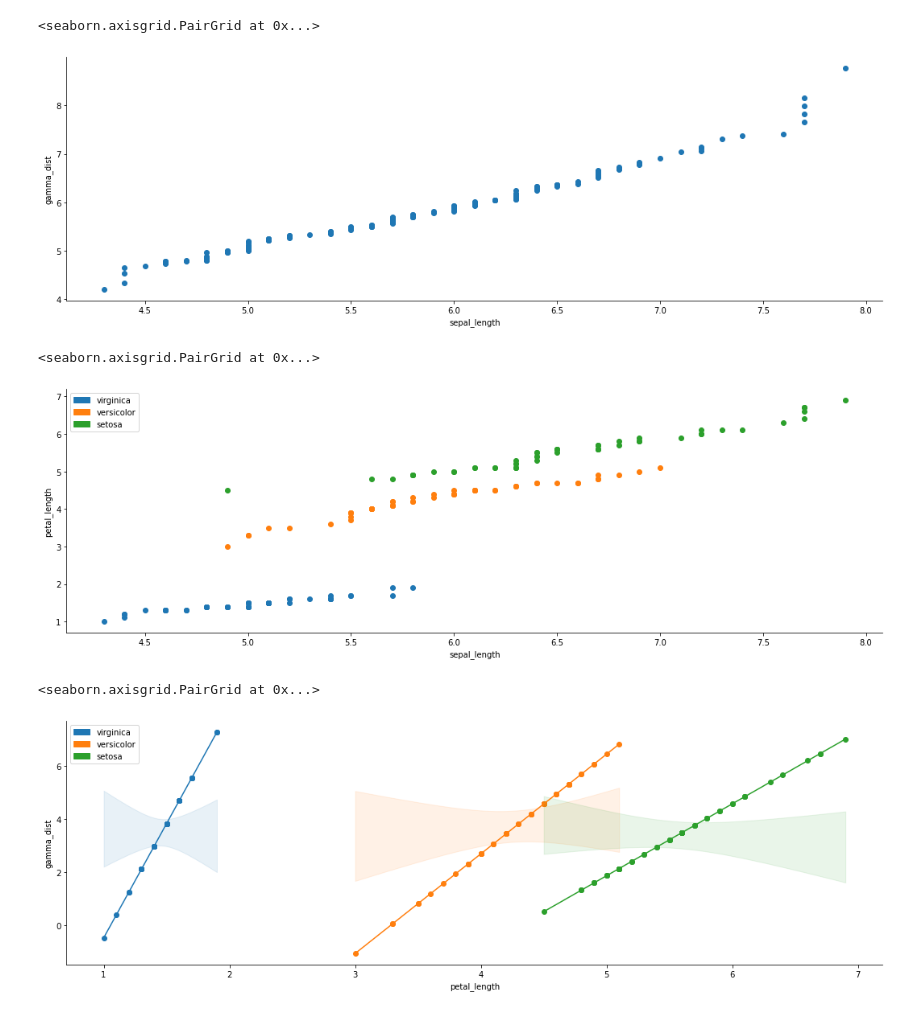
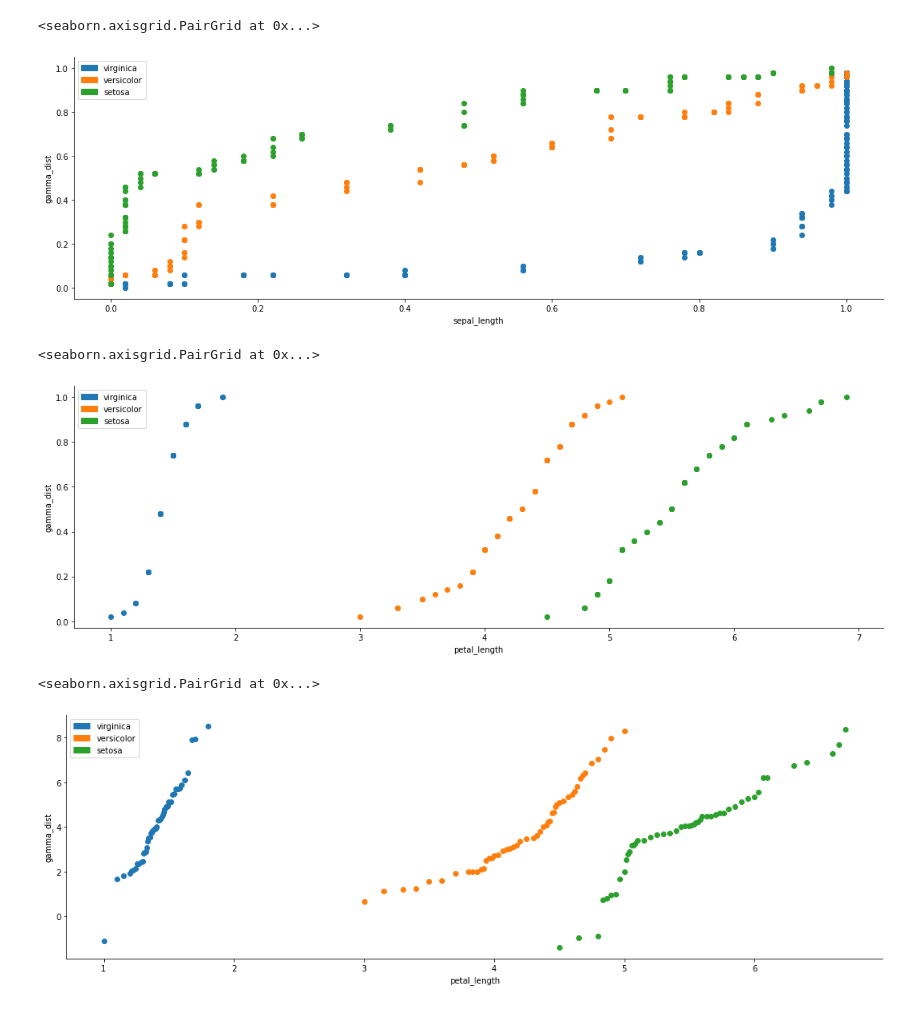
Before and after one commit to RonsenbergVI/seaborn-qqplot, a Jupyter notebook: examples/example.ipynb, the cells around one changed output. Saved outputs shown, nothing was run; the diff lists cells and outputs as text; code cells hidden in the pictures.

Commit message:
update examples to new functionalities (pplot kind)

```diff
--- a/examples/example.ipynb
+++ b/examples/example.ipynb
@@ -13,15 +18,15 @@ iris = load_dataset('iris')
 # %%
-pplot(iris, x="sepal_length", y = gamma, height = 5, aspect=3)
+pplot(iris, x="sepal_length", y=gamma, kind='pp', hue="species",  height=5, aspect=3)
 # %% [output]
 <seaborn.axisgrid.PairGrid at 0x...>
-[figure, old version]
+[figure, new version]
 # %%
-pplot(iris, x="sepal_length", y = "petal_length", hue = "species", height = 5, aspect=3)
+pplot(iris, x="petal_length", y=gamma, kind='p', hue="species", height=5, aspect=3)
 # %% [output]
 <seaborn.axisgrid.PairGrid at 0x...>
-[figure, old version]
+[figure, new version]
 # %%
-pplot(iris, x="petal_length", y=gamma, hue="species", height=5, aspect=3, display_kws={"identity":False,"fit":True,"reg":True,"ci":0.025})
+pplot(iris, x="petal_length", y=gamma, kind='qq', hue="species", height=5, aspect=3)
 # %% [output]
 <seaborn.axisgrid.PairGrid at 0x...>
-[figure, old version]
+[figure, new version]
```
Also changed, not shown: parts of 2 cells of this notebook.
